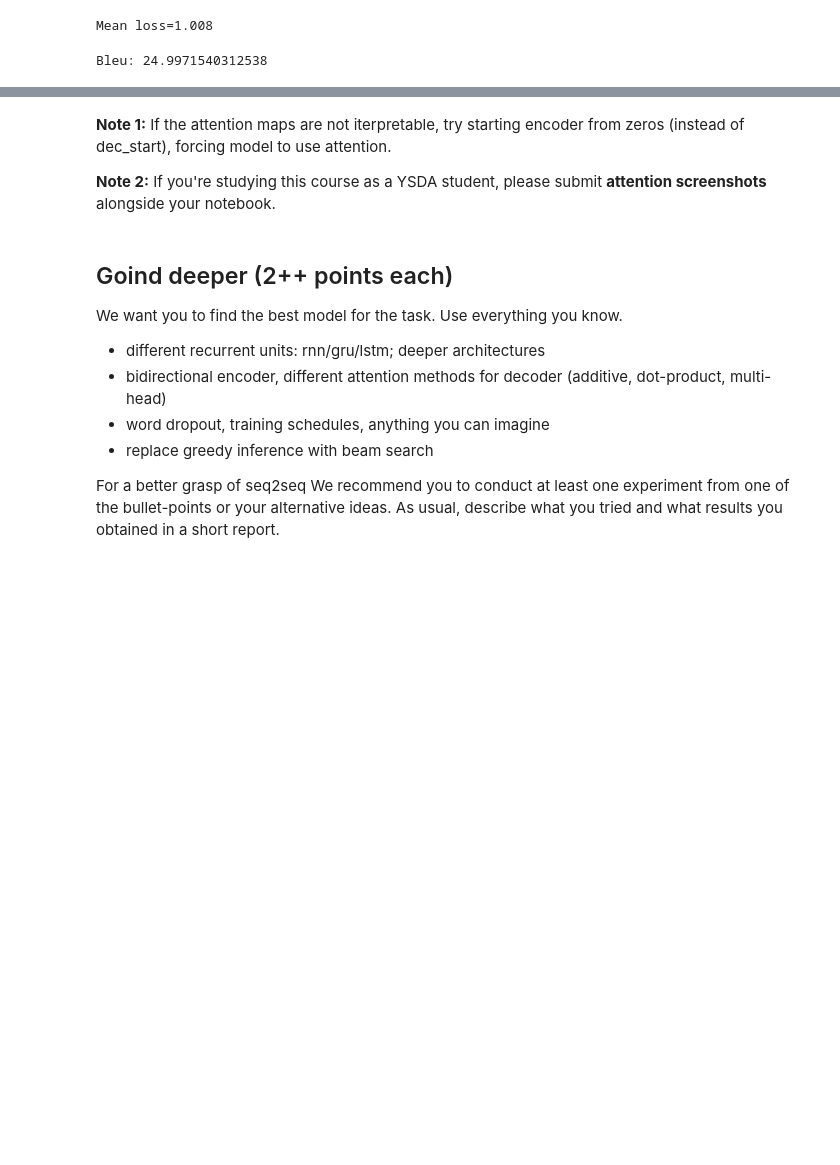
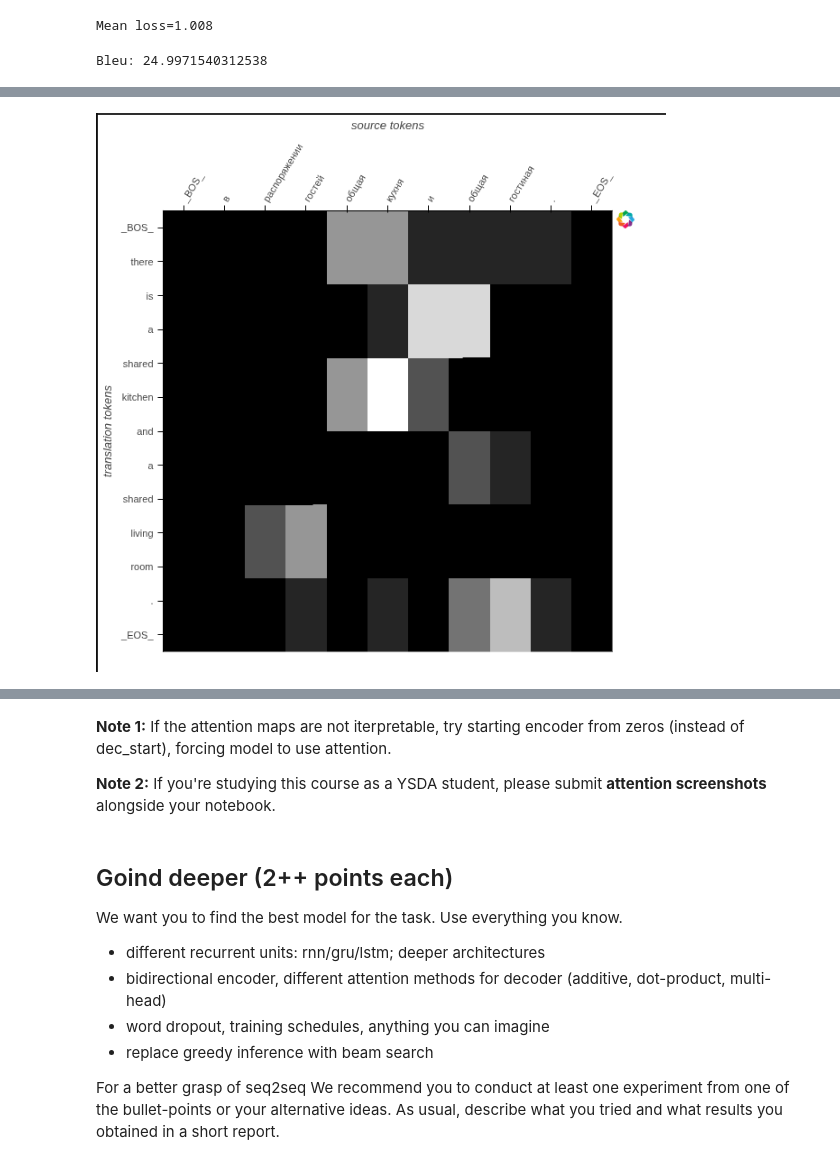
Before and after one commit to Aphelack/nlp_course, a Jupyter notebook: week03_attention/new_practice_and_homework.ipynb, the cells around one changed output, grey strips where cells are left out. Cells and saved outputs as stored; diff of their text form; code cells hidden in the pictures; blank space fills up the shorter version.

Commit message:
paste attention pictures

```diff
--- a/week03_attention/new_practice_and_homework.ipynb
+++ b/week03_attention/new_practice_and_homework.ipynb
@@ -710,3 +706,9 @@ draw_attention(inp[i], trans[i], attention_probs[:, i])
 # %% [output]
 [interactive output not drawn]
 [interactive output not drawn]
+# %%
+from IPython.display import Image, display
+
+display(Image(filename="/home/batoshka/Pictures/Screenshots/Screenshot from 2025-10-15 18-44-22.png"))
+# %% [output]
+[figure, added]
```
Also changed, not shown: parts of 6 cells of this notebook.
